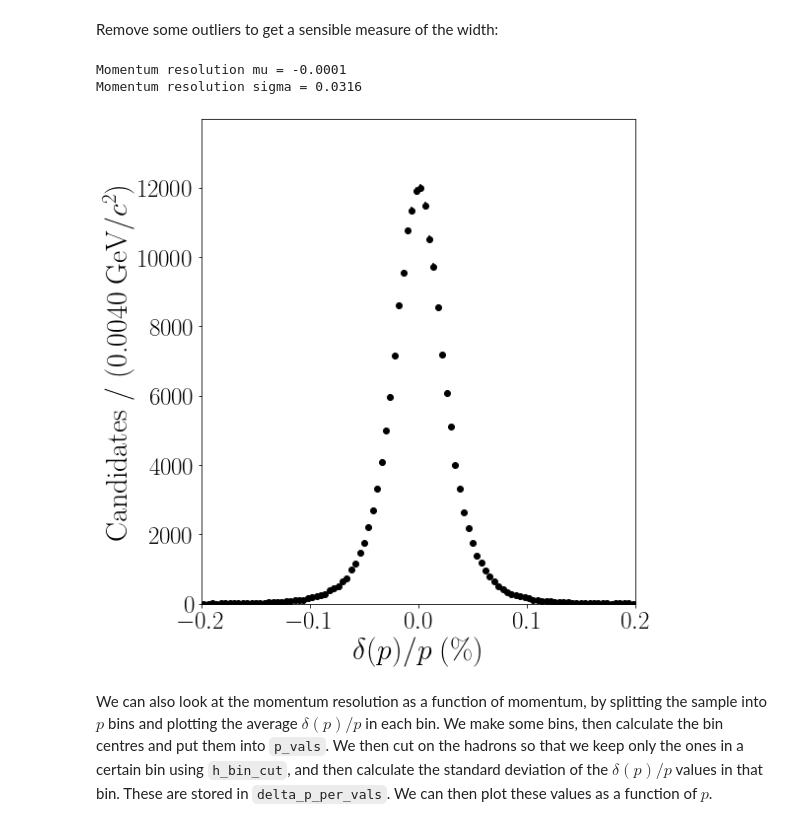
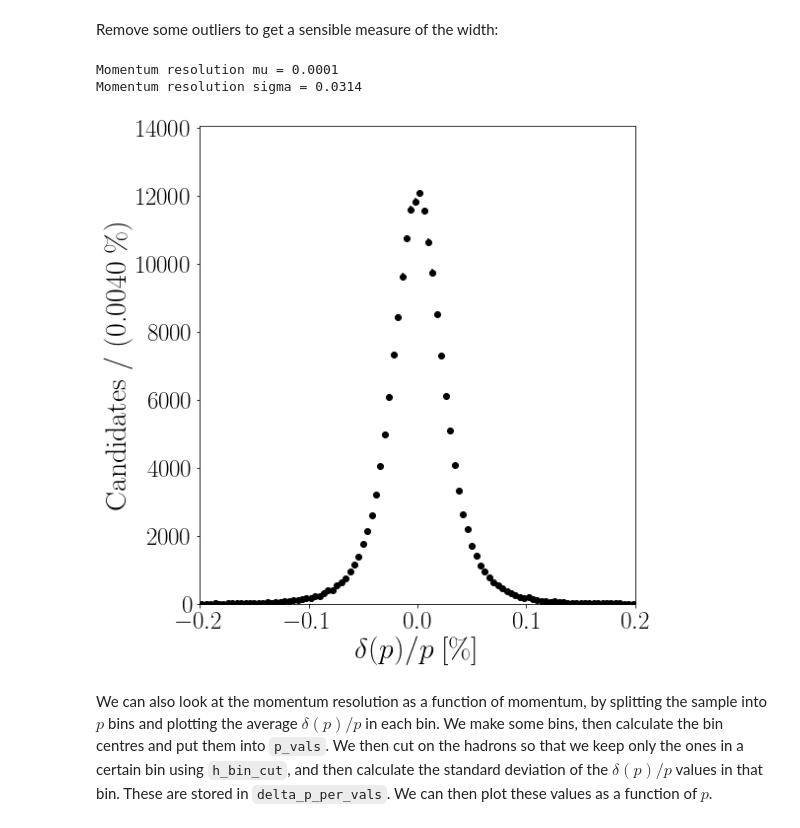
Before and after one commit to donalhill/fcc_python_tools, a Jupyter notebook: examples/momentum_resolution.ipynb, the cells around one changed output. Drawn from its saved outputs; the diff is of its cells as text; code cells hidden in the pictures.

```diff
--- a/examples/momentum_resolution.ipynb
+++ b/examples/momentum_resolution.ipynb
@@ -20,7 +20,7 @@ from matplotlib import rc
 rc('font',**{'family':'serif','serif':['Roman']})
 rc('text', usetex=True)
 
-file = uproot.open(f"{loc.DATA}/FCCDelphesOutput.root")
+file = uproot.open("/eos/experiment/fcc/ee/tmp/fcc_python_tools/FCCDelphesOutput_10k.root")
 tree = file['events']
 # %% [markdown]
 Get the reconstructed stable hadrons:
@@ -65,12 +65,12 @@ print(f"Momentum resolution mu = {delta_p_mu:.4f}")
 delta_p_sigma = np.std(ak.flatten(h["delta_p_per"]))
 print(f"Momentum resolution sigma = {delta_p_sigma:.4f}")
 # %% [output]
-Momentum resolution mu = -0.0001
-Momentum resolution sigma = 0.0316
+Momentum resolution mu = 0.0001
+Momentum resolution sigma = 0.0314
 # %%
-plotting.errorbar_hist(h,"delta_p_per","all_hadrons_angle_match","$\delta(p)/p$ ($\%$)",-max_val,max_val,100)
+plotting.errorbar_hist(h,"delta_p_per","all_hadrons_angle_match","$\delta(p)/p$","$\%$",-max_val,max_val,100)
 # %% [output]
-[figure, old version]
+[figure, new version]
 # %% [markdown]
 We can also look at the momentum resolution as a function of momentum, by splitting the sample into $p$ bins and plotting the average $\delta(p)/p$ in each bin. We make some bins, then calculate the bin centres and put them into `p_vals`. We then cut on the hadrons so that we keep only the ones in a certain bin using `h_bin_cut`, and then calculate the standard deviation of the $\delta(p)/p$ values in that bin. These are stored in `delta_p_per_vals`. We can then plot these values as a function of $p$.
 # %%
```
Also changed, not shown: parts of 2 cells of this notebook, 6 other files.
